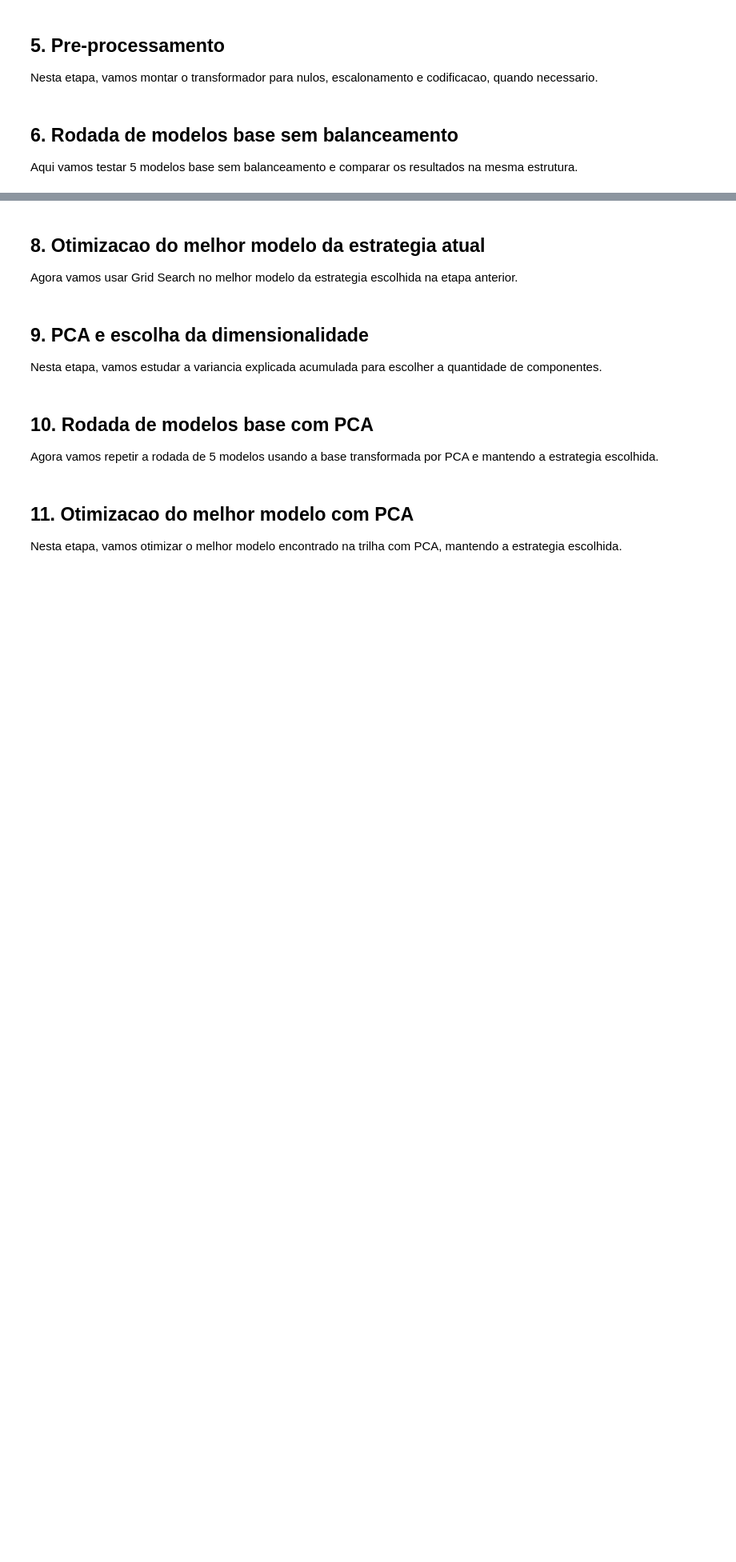
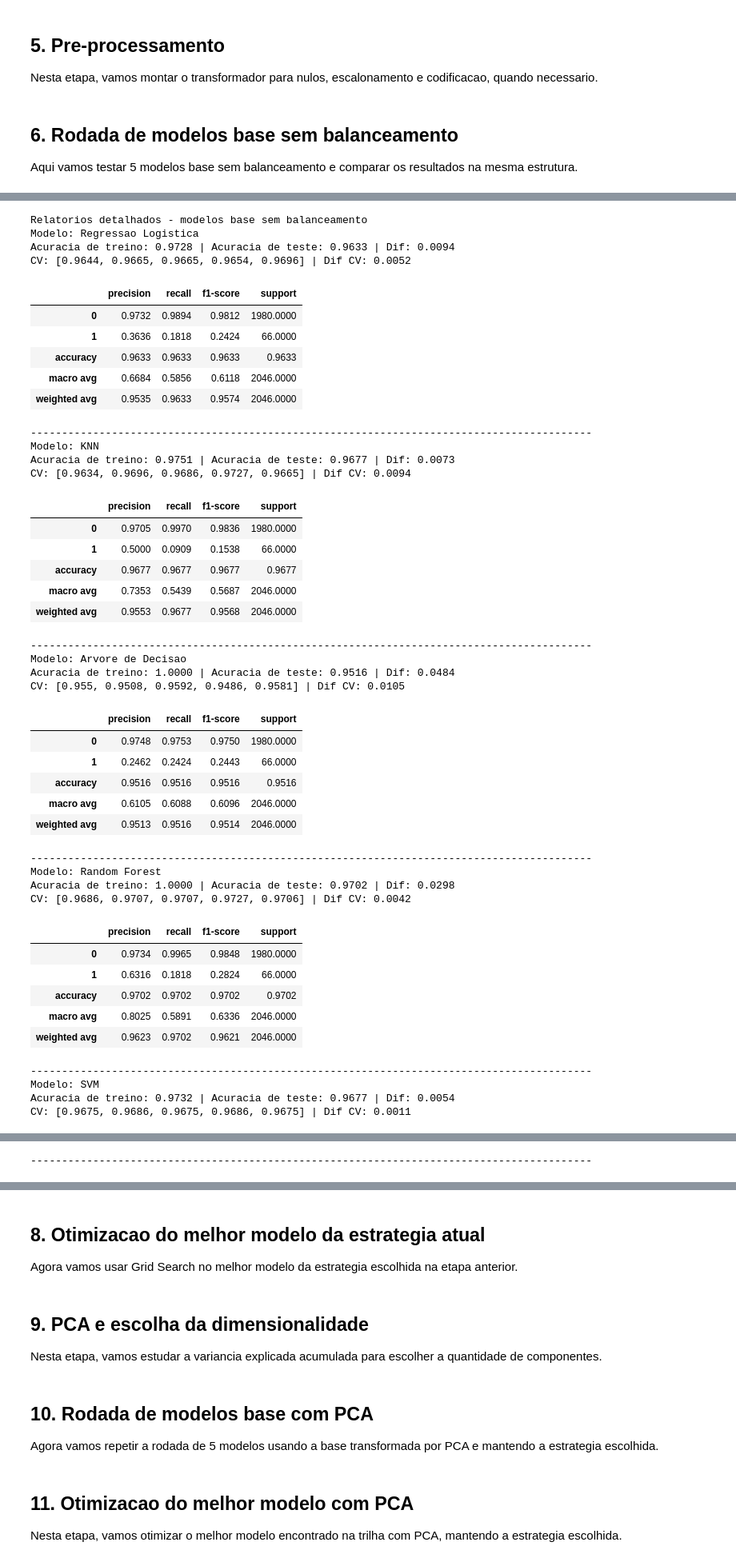
Before and after one commit to LeoGusmao/falencia_empresas, a Jupyter notebook: falencia_empresas.ipynb, the cells around one changed output, grey strips where cells are left out. Shown at 80% size. Drawn from its saved outputs; the diff is of its cells as text; code cells hidden in the pictures; blank space fills up the shorter version.

```diff
--- a/falencia_empresas.ipynb
+++ b/falencia_empresas.ipynb
@@ -188,7 +370,7 @@ print(f'y: {y.shape}')
 X_treino, X_teste, y_treino, y_teste = train_test_split(
     X,
     y,
-    test_size=0.2,
+    test_size=0.3,
     stratify=y,
     random_state=random_state
 )
@@ -336,6 +523,24 @@ def criar_modelos_base(usar_balanceamento=False):
         nome_modelo: criar_estimador(nome_modelo, usar_balanceamento=usar_balanceamento)
         for nome_modelo in nomes_modelos
     }
+
+
+def exibir_relatorios_modelos(resultados_modelos, titulo):
+    print(titulo)
+
+    for resultado_modelo in resultados_modelos:
+        print(f"Modelo: {resultado_modelo['nome_modelo']}")
+        print(
+            f"Acuracia de treino: {resultado_modelo['acuracia_treino']:.4f} | "
+            f"Acuracia de teste: {resultado_modelo['acuracia_teste']:.4f} | "
+            f"Dif: {resultado_modelo['diferenca_acuracia_treino_teste']:.4f}"
+        )
+        print(
+            f"CV: {resultado_modelo['scores_cross_validation']} | "
+            f"Dif CV: {resultado_modelo['diferenca_cross_validation']:.4f}"
+        )
+        display(gerar_tabela_relatorio_classificacao(resultado_modelo['classification_report_dict']))
+        print('-' * 90)
 # %%
 modelos_base = criar_modelos_base(usar_balanceamento=False)
 # %%
@@ -361,0 +602,50 @@ display(tabela_classe_1_modelos_base)
+# %%
+exibir_relatorios_modelos(
+    resultados_modelos_base,
+    titulo='Relatorios detalhados - modelos base sem balanceamento'
+)
+# %% [output]
+Relatorios detalhados - modelos base sem balanceamento
+Modelo: Regressao Logistica
+Acuracia de treino: 0.9728 | Acuracia de teste: 0.9633 | Dif: 0.0094
+CV: [0.9644, 0.9665, 0.9665, 0.9654, 0.9696] | Dif CV: 0.0052
+|  | precision | recall | f1-score | support |
+| 0 | 0.9732 | 0.9894 | 0.9812 | 1980.0000 |
+| 1 | 0.3636 | 0.1818 | 0.2424 | 66.0000 |
+| accuracy | 0.9633 | 0.9633 | 0.9633 | 0.9633 |
+| macro avg | 0.6684 | 0.5856 | 0.6118 | 2046.0000 |
+| weighted avg | 0.9535 | 0.9633 | 0.9574 | 2046.0000 |
+------------------------------------------------------------------------------------------
+Modelo: KNN
+Acuracia de treino: 0.9751 | Acuracia de teste: 0.9677 | Dif: 0.0073
+CV: [0.9634, 0.9696, 0.9686, 0.9727, 0.9665] | Dif CV: 0.0094
+|  | precision | recall | f1-score | support |
+| 0 | 0.9705 | 0.9970 | 0.9836 | 1980.0000 |
+| 1 | 0.5000 | 0.0909 | 0.1538 | 66.0000 |
+| accuracy | 0.9677 | 0.9677 | 0.9677 | 0.9677 |
+| macro avg | 0.7353 | 0.5439 | 0.5687 | 2046.0000 |
+| weighted avg | 0.9553 | 0.9677 | 0.9568 | 2046.0000 |
+------------------------------------------------------------------------------------------
+Modelo: Arvore de Decisao
+Acuracia de treino: 1.0000 | Acuracia de teste: 0.9516 | Dif: 0.0484
+CV: [0.955, 0.9508, 0.9592, 0.9486, 0.9581] | Dif CV: 0.0105
+|  | precision | recall | f1-score | support |
+| 0 | 0.9748 | 0.9753 | 0.9750 | 1980.0000 |
+| 1 | 0.2462 | 0.2424 | 0.2443 | 66.0000 |
+| accuracy | 0.9516 | 0.9516 | 0.9516 | 0.9516 |
+| macro avg | 0.6105 | 0.6088 | 0.6096 | 2046.0000 |
+| weighted avg | 0.9513 | 0.9516 | 0.9514 | 2046.0000 |
+------------------------------------------------------------------------------------------
+Modelo: Random Forest
+Acuracia de treino: 1.0000 | Acuracia de teste: 0.9702 | Dif: 0.0298
+CV: [0.9686, 0.9707, 0.9707, 0.9727, 0.9706] | Dif CV: 0.0042
+|  | precision | recall | f1-score | support |
+| 0 | 0.9734 | 0.9965 | 0.9848 | 1980.0000 |
+| 1 | 0.6316 | 0.1818 | 0.2824 | 66.0000 |
+| accuracy | 0.9702 | 0.9702 | 0.9702 | 0.9702 |
+| macro avg | 0.8025 | 0.5891 | 0.6336 | 2046.0000 |
+| weighted avg | 0.9623 | 0.9702 | 0.9621 | 2046.0000 |
+------------------------------------------------------------------------------------------
+Modelo: SVM
+Acuracia de treino: 0.9732 | Acuracia de teste: 0.9677 | Dif: 0.0054
+CV: [0.9675, 0.9686, 0.9675, 0.9686, 0.9675] | Dif CV: 0.0011
@@ -362,3 +658,4 @@ display(tabela_classe_1_modelos_base)
+------------------------------------------------------------------------------------------
 # %%
 melhor_modelo_base = tabela_modelos_base.iloc[0]['nome_modelo']
 print(f'Melhor modelo base sem PCA: {melhor_modelo_base}')
```
Also changed, not shown: parts of 34 cells of this notebook.
